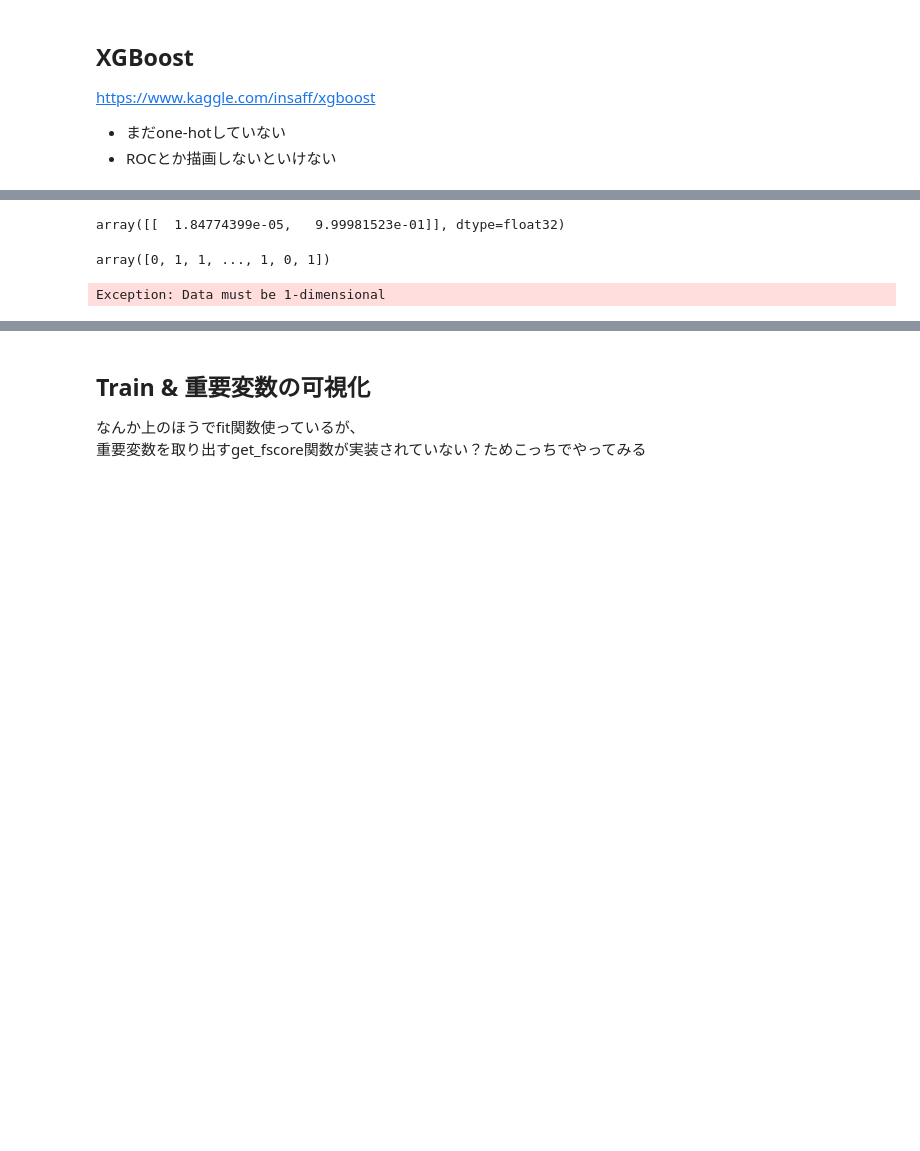
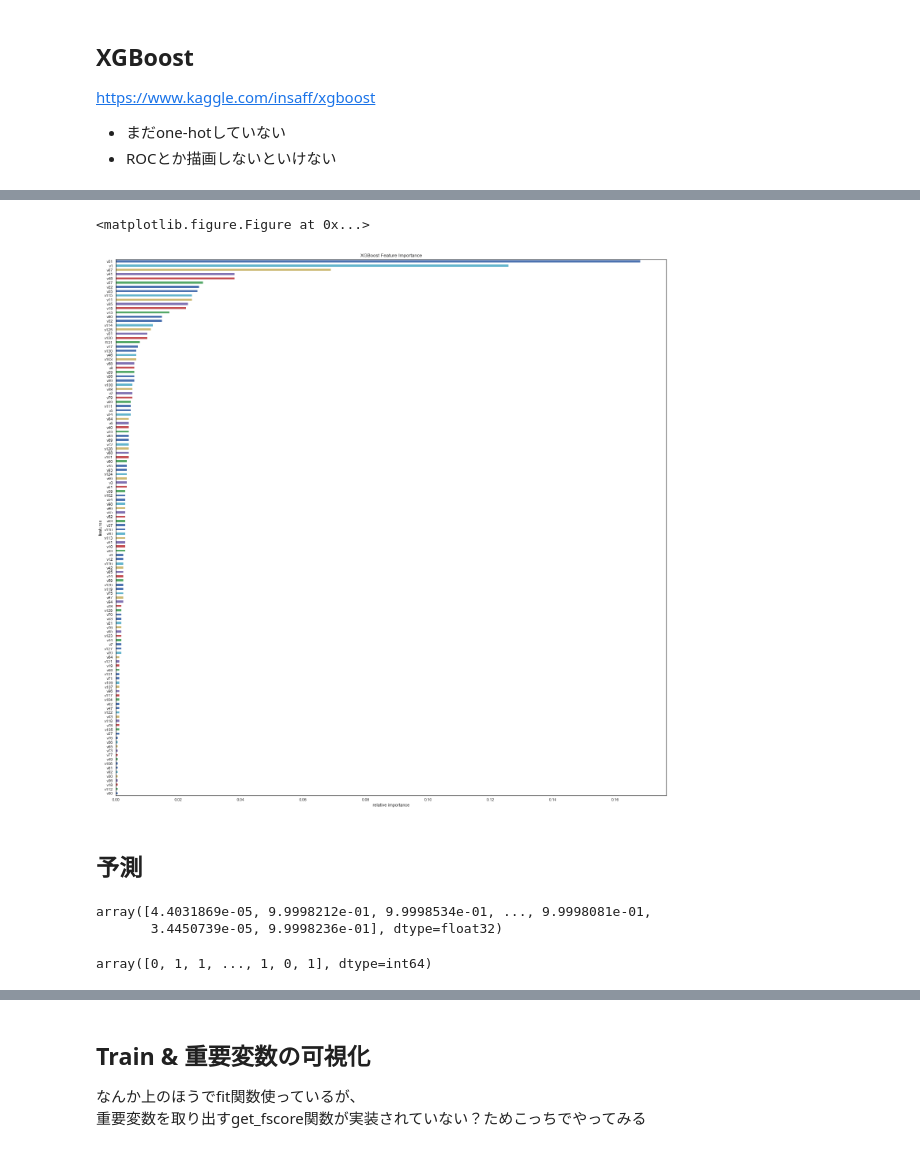
Before and after one commit to k501/BNP_Paribas, a Jupyter notebook: 10.model/BNP_XGB.ipynb, the cells around one changed output, grey strips where cells are left out. Drawn from its saved outputs; the diff is of its cells as text; code cells hidden in the pictures; blank space fills up the shorter version.

```diff
--- a/10.model/BNP_XGB.ipynb
+++ b/10.model/BNP_XGB.ipynb
@@ -169,6 +179,4 @@ d_array = np.array(d_drop_ID)
 d_array = d_array.astype(float)
 # %%
 # Split the Learning Set
-X_train, X_valid, y_train, y_valid  = train_test_split(
-    d_array, target, test_size=0.3, random_state=1
-)
+X_train, X_valid, y_train, y_valid  = train_test_split(d_array, target, test_size=0.3, random_state=1)
@@ -221,0 +236,10 @@ XGBClassifier(base_score=0.5, booster='gbtree', colsample_bylevel=1,
+# %%
+# weight :
+# gain :
+# cover :
+importance = model.get_booster().get_score(fmap='01.fmap/xgb.fmap', importance_type='weight')
+importance = sorted(importance.items(), key=operator.itemgetter(1))
+# %%
+# dataframe化
+df_importance = pd.DataFrame(importance, columns=['features', 'score'])
+df_importance['score'] = df_importance['score'] / df_importance['score'].sum()
@@ -222 +260,14 @@ XGBClassifier(base_score=0.5, booster='gbtree', colsample_bylevel=1,
+# %%
+# 重要度を可視化
+plt.figure()
+#df_importance.plot()
+df_importance.plot(kind='barh', x='features', y='score', legend=False, figsize=(25, 25))
+plt.title('XGBoost Feature Importance')
+plt.xlabel('relative importance')
+plt.gcf().savefig('03.importance/feature_importance_xgb.png')
+# %% [output]
+<matplotlib.figure.Figure at 0x...>
+[figure, added]
+# %% [markdown]
+## 予測
 # %%
@@ -224,15 +276,9 @@ pred = model.predict_proba(X_valid)
 # %%
-pred[[1]]
+pred
 # %% [output]
-array([[  1.84774399e-05,   9.99981523e-01]], dtype=float32)
+array([4.4031869e-05, 9.9998212e-01, 9.9998534e-01, ..., 9.9998081e-01,
+       3.4450739e-05, 9.9998236e-01], dtype=float32)
 # %%
 y_valid.values
 # %% [output]
-array([0, 1, 1, ..., 1, 0, 1])
+array([0, 1, 1, ..., 1, 0, 1], dtype=int64)
-# %%
-df_pred = pd.DataFrame({'予測': pred, '実績' : y_valid.values})
-
-
-#df = pd.DataFrame({'名前' : name, '身長' : height}, index = position)
-# %% [output]
-Exception: Data must be 1-dimensional
```
Also changed, not shown: parts of 18 cells of this notebook, 2 other files.
